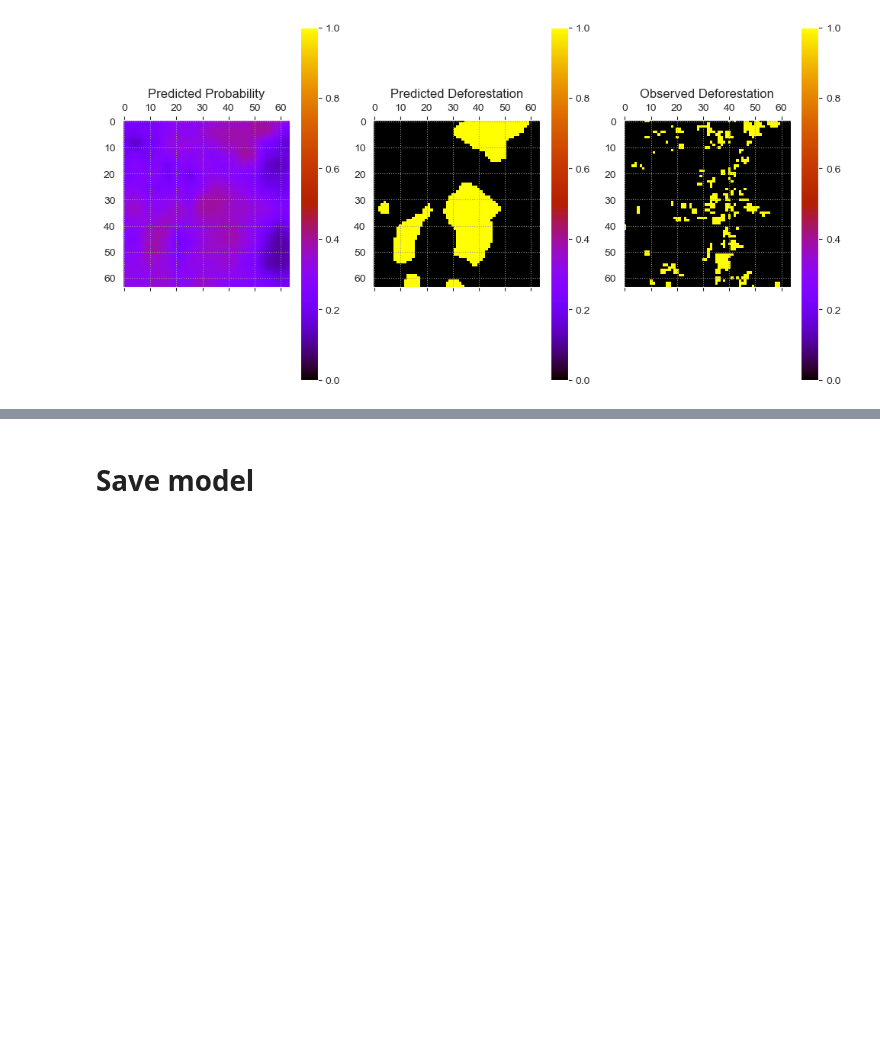
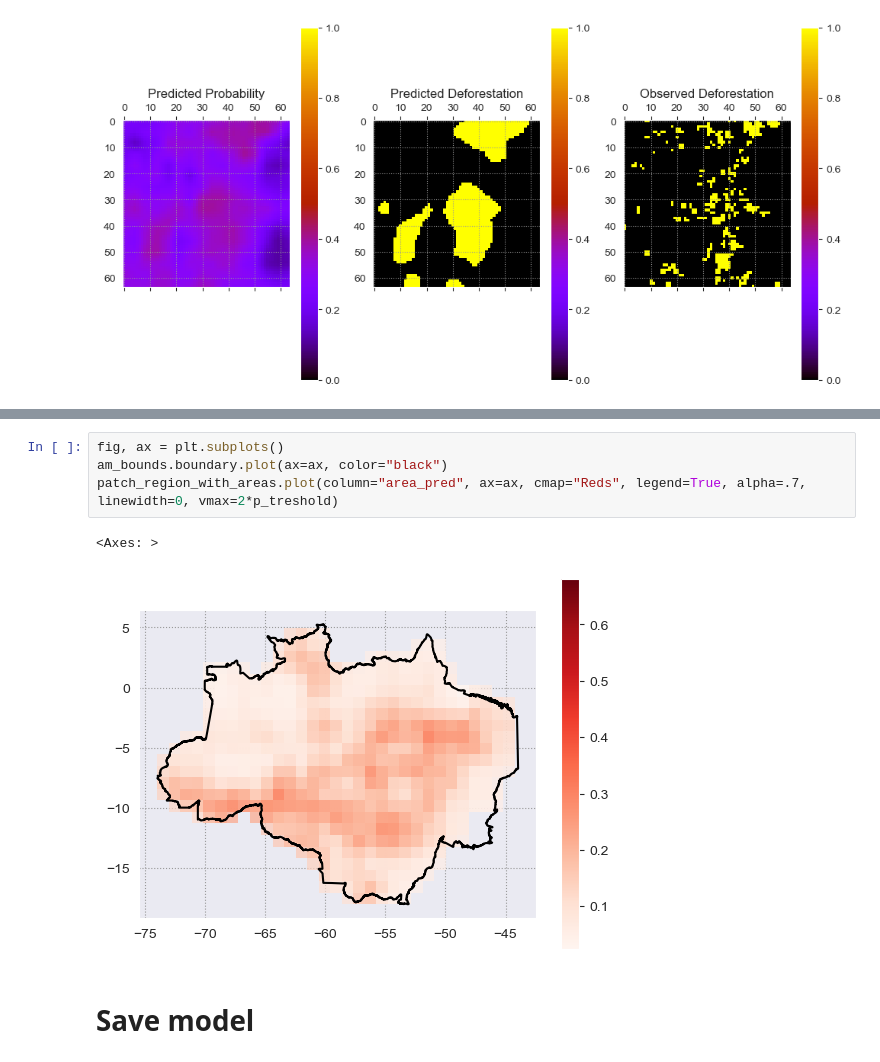
Before and after one commit to Giovanni3A/deforestation_forecast, a Jupyter notebook: 5_model_analysis.ipynb, the cells around one changed output, grey strips where cells are left out. Drawn from its saved outputs; the diff is of its cells as text; blank space fills up the shorter version.

```diff
--- a/5_model_analysis.ipynb
+++ b/5_model_analysis.ipynb
@@ -311,3 +431,10 @@ fig.show()
+# %%
+fig, ax = plt.subplots()
+am_bounds.boundary.plot(ax=ax, color="black")
+patch_region_with_areas.plot(column="area_pred", ax=ax, cmap="Reds", legend=True, alpha=.7, linewidth=0, vmax=2*p_treshold)
+# %% [output]
+<Axes: >
+[figure, added]
 # %% [markdown]
 # Save model
 # %%
```
Also changed, not shown: parts of 22 cells of this notebook, 1 other file.
